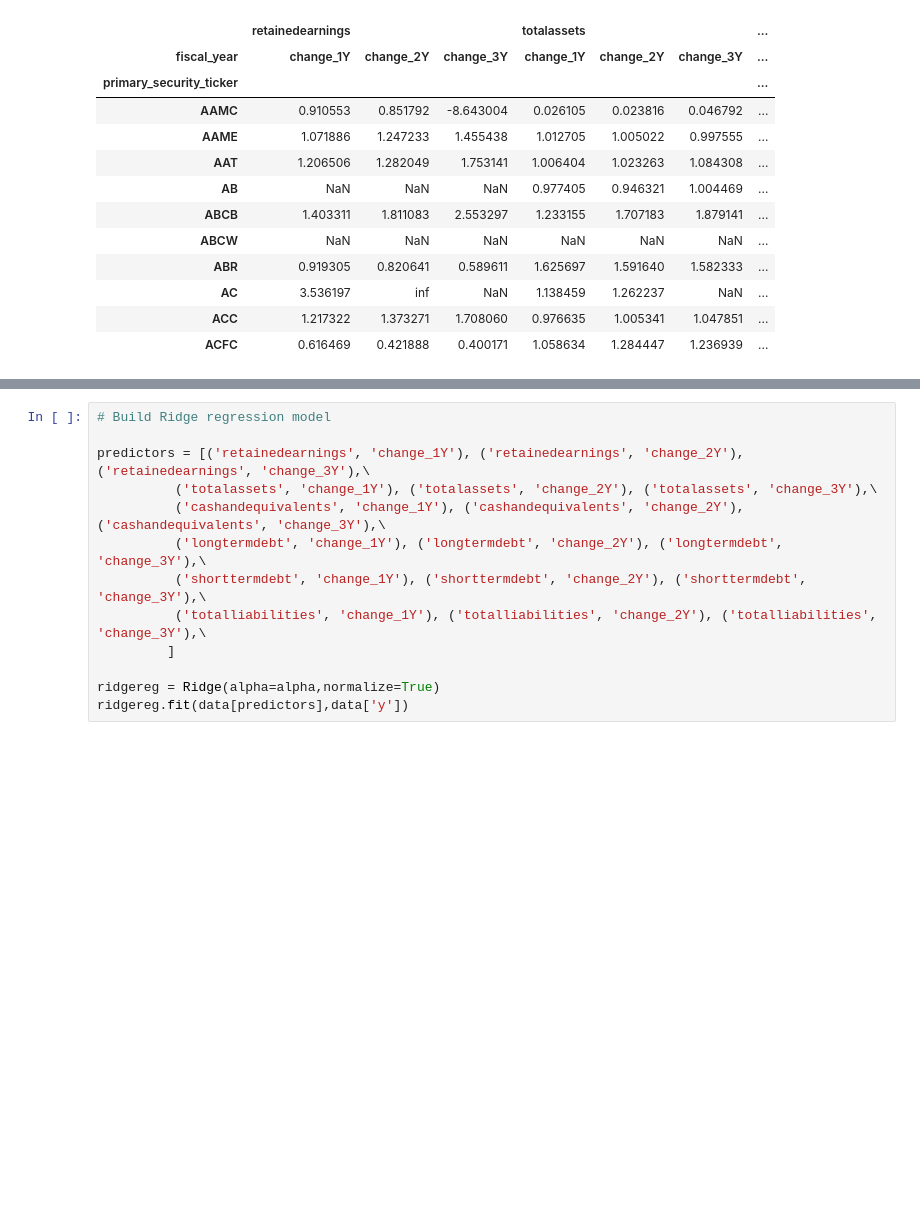
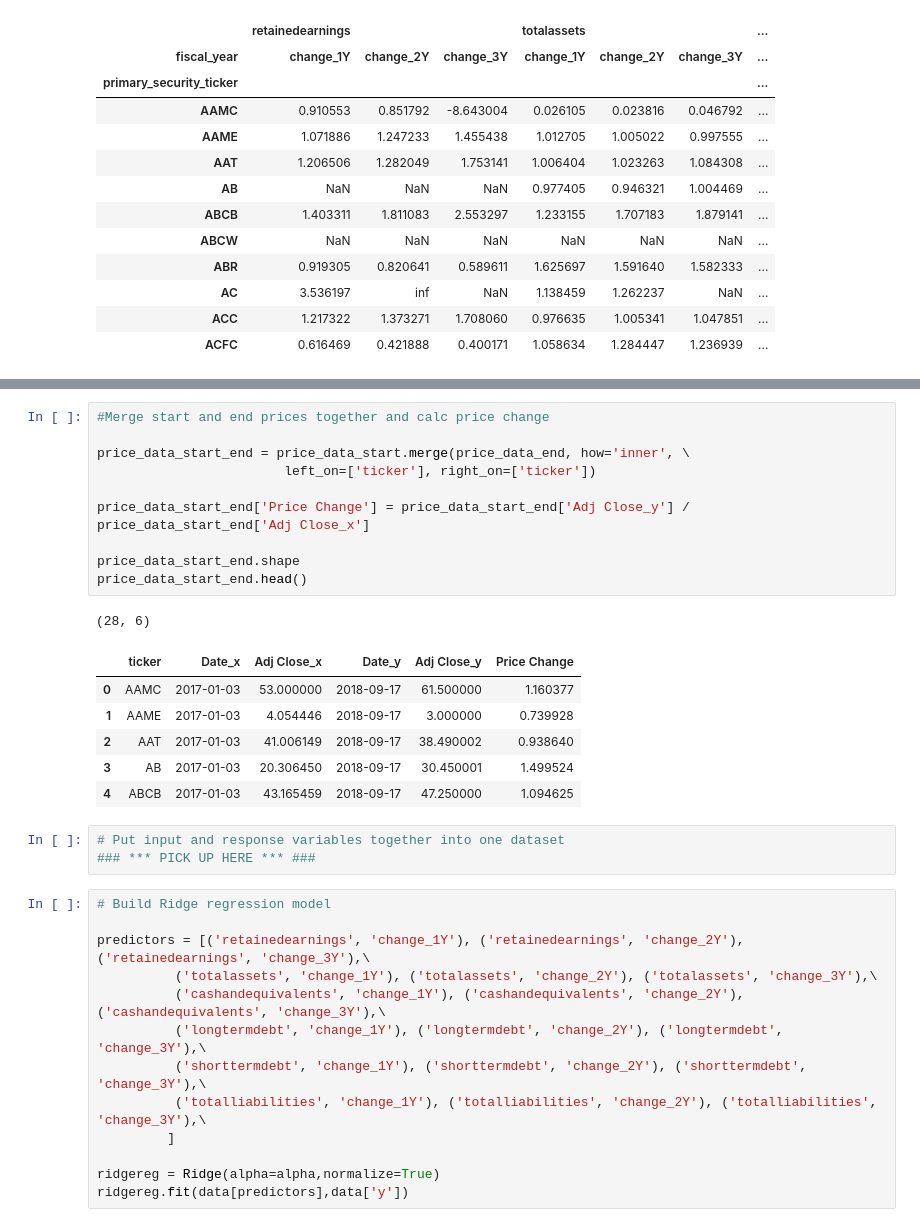
Before and after one commit to rothwellstuart/coreports, a Jupyter notebook: read-intrinio-sample-data-csv.ipynb, the cells around one changed output, grey strips where cells are left out. Saved outputs shown, nothing was run; the diff lists cells and outputs as text; blank space fills up the shorter version.

```diff
--- a/read-intrinio-sample-data-csv.ipynb
+++ b/read-intrinio-sample-data-csv.ipynb
@@ -181,3 +319,24 @@ sample_T[[('retainedearnings', 'change_1Y'), ('retainedearnings', 'change_2Y'),
+# %%
+#Merge start and end prices together and calc price change
+
+price_data_start_end = price_data_start.merge(price_data_end, how='inner', \
+                        left_on=['ticker'], right_on=['ticker'])
+
+price_data_start_end['Price Change'] = price_data_start_end['Adj Close_y'] / price_data_start_end['Adj Close_x']
+
+price_data_start_end.shape
+price_data_start_end.head()
+# %% [output]
+(28, 6)
+|  | ticker | Date_x | Adj Close_x | Date_y | Adj Close_y | Price Change |
+| 0 | AAMC | 2017-01-03 | 53.000000 | 2018-09-17 | 61.500000 | 1.160377 |
+| 1 | AAME | 2017-01-03 | 4.054446 | 2018-09-17 | 3.000000 | 0.739928 |
+| 2 | AAT | 2017-01-03 | 41.006149 | 2018-09-17 | 38.490002 | 0.938640 |
+| 3 | AB | 2017-01-03 | 20.306450 | 2018-09-17 | 30.450001 | 1.499524 |
+| 4 | ABCB | 2017-01-03 | 43.165459 | 2018-09-17 | 47.250000 | 1.094625 |
+# %%
+# Put input and response variables together into one dataset
+### *** PICK UP HERE *** ###
 # %%
 # Build Ridge regression model
 
```
Also changed, not shown: parts of 6 cells of this notebook.
